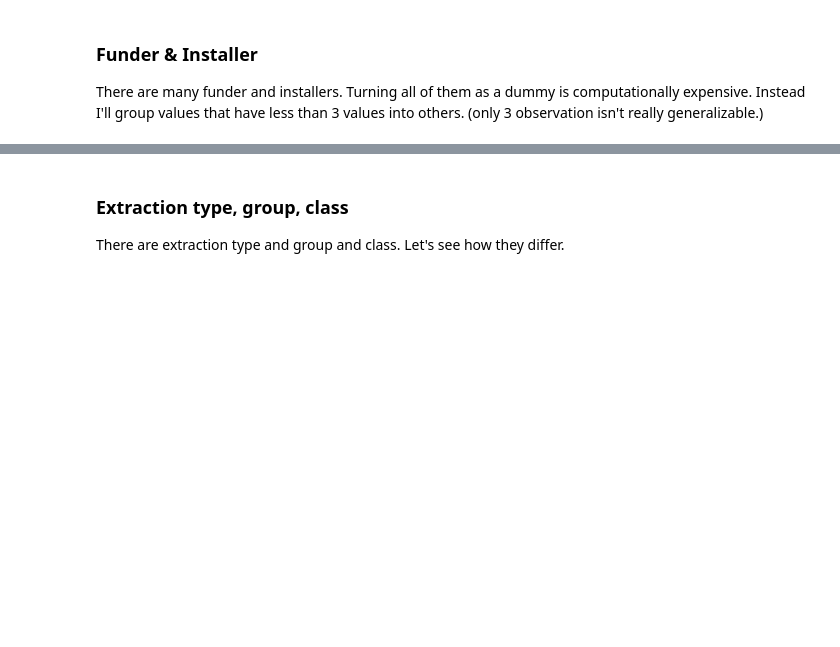
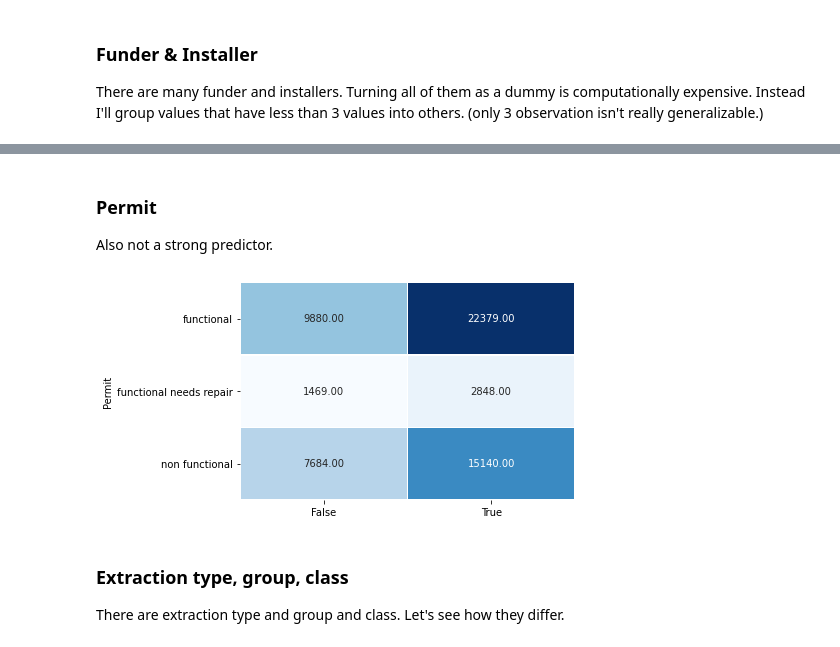
Before and after one commit to stereopickle/Tanzanian_water_pump_classificationn, a Jupyter notebook: 020.Exploratory_Data_Analysis.ipynb, the cells around one changed output, grey strips where cells are left out. Cells and saved outputs as stored; diff of their text form; code cells hidden in the pictures; blank space fills up the shorter version.

```diff
--- a/020.Exploratory_Data_Analysis.ipynb
+++ b/020.Exploratory_Data_Analysis.ipynb
@@ -311,3 +356,14 @@ It seems like overall trend is the same, except for the waterpoint type divided
+# %% [markdown]
+### Permit
+Also not a strong predictor.
+# %%
+ct = pd.crosstab(df['status_group'], df['permit'])
+sns.heatmap(ct, annot=True,  fmt = '.2f', linewidths=.5, cbar = False, cmap="Blues")
+plt.xlabel('')
+plt.ylabel('Permit')
+plt.show()
+# %% [output]
+[figure, added]
 # %% [markdown]
 ### Extraction type, group, class
 There are extraction type and group and class. Let's see how they differ.
```
Also changed, not shown: parts of 68 cells of this notebook.
